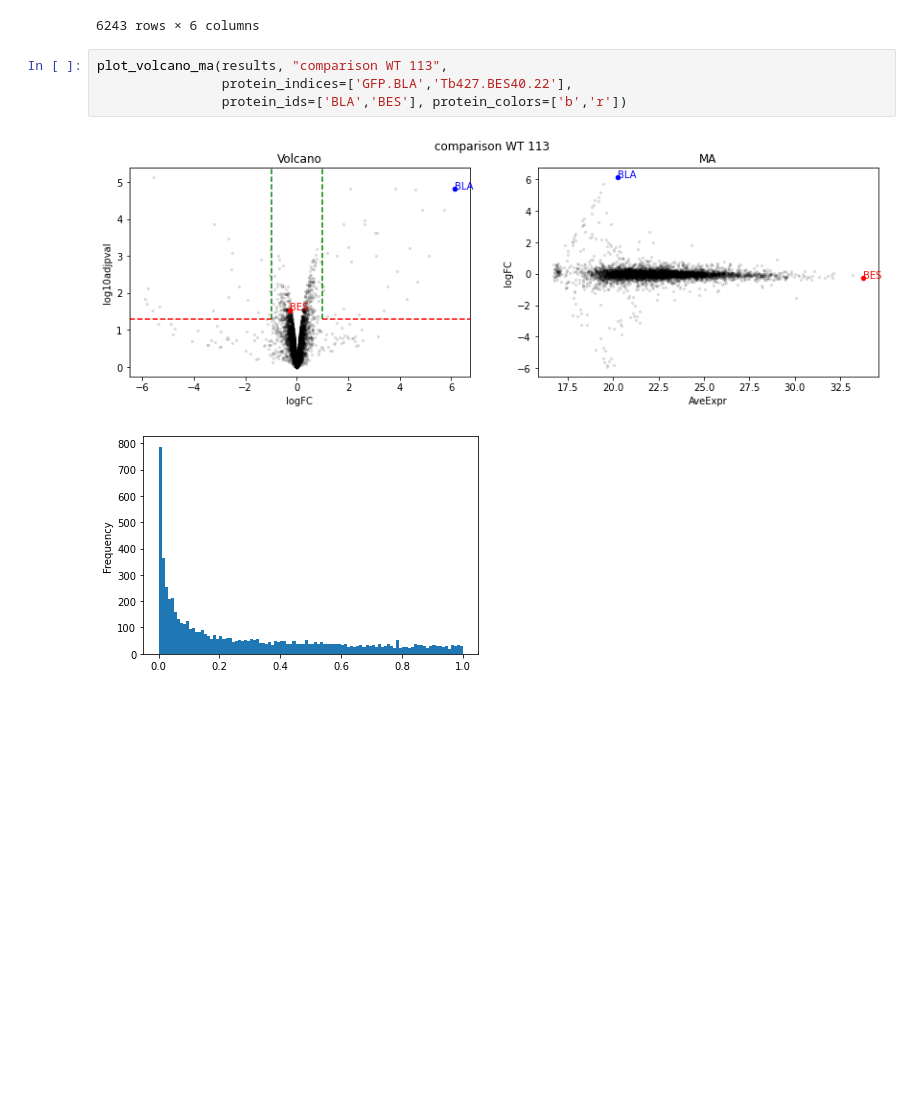
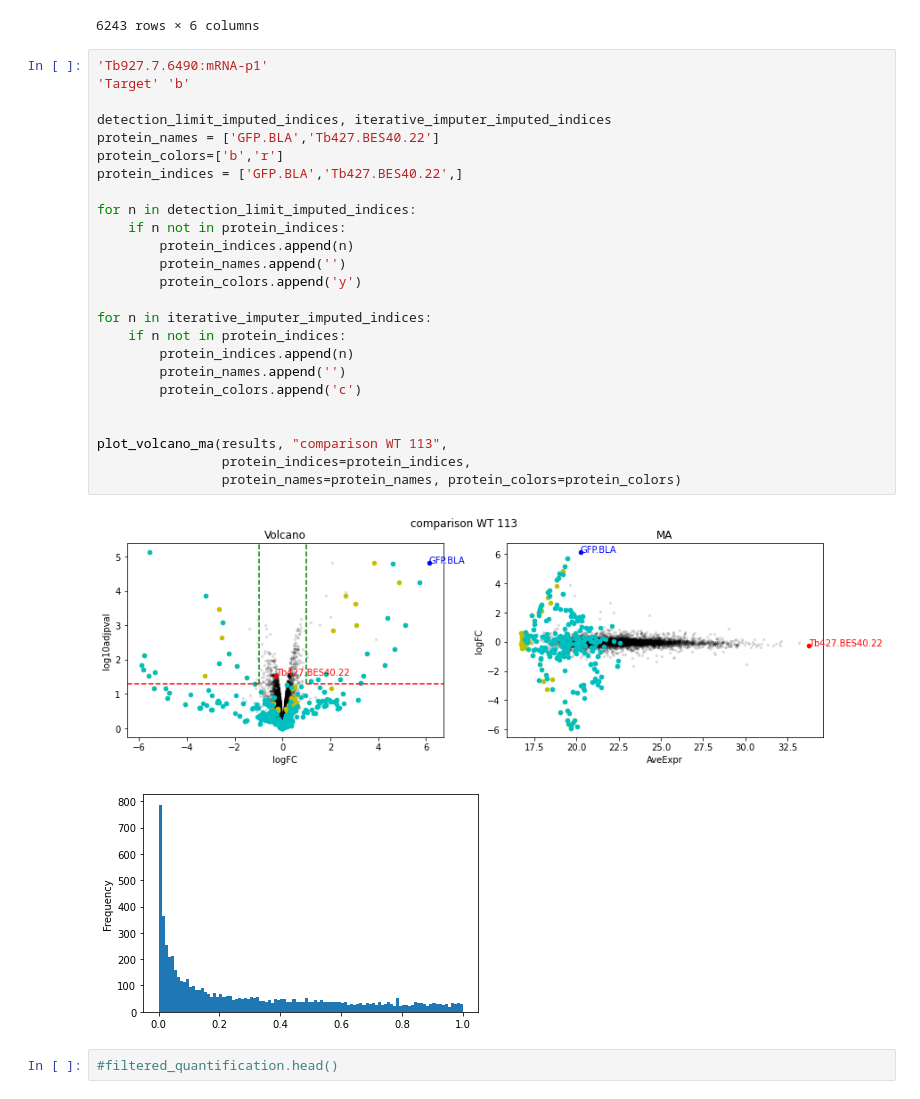
Before and after one commit to mtinti/nbdev-proteomics, a Jupyter notebook: nbs/index.ipynb, the cells around one changed output. Cells and saved outputs as stored; diff of their text form; blank space fills up the shorter version.

```diff
--- a/nbs/index.ipynb
+++ b/nbs/index.ipynb
@@ -272,10 +273,33 @@ results
 | Tb927.9.9960:mRNA-p1 | -0.265460 | 21.796494 | -6.330320 | 7.743785e-04 | 0.022843 | -0.428122 |
 | Tb927.9.9970:mRNA-p1 | -0.037307 | 21.473382 | -0.671685 | 5.271806e-01 | 0.690266 | -7.180301 |
 6243 rows × 6 columns
-# %%
-plot_volcano_ma(results, "comparison WT 113",
-                protein_indices=['GFP.BLA','Tb427.BES40.22'],
-                protein_ids=['BLA','BES'], protein_colors=['b','r'])
-# %% [output]
-[figure, removed]
-[figure, removed]
+# %%
+'Tb927.7.6490:mRNA-p1'
+'Target' 'b'
+
+detection_limit_imputed_indices, iterative_imputer_imputed_indices
+protein_names = ['GFP.BLA','Tb427.BES40.22']
+protein_colors=['b','r']
+protein_indices = ['GFP.BLA','Tb427.BES40.22',]
+
+for n in detection_limit_imputed_indices:
+    if n not in protein_indices:
+        protein_indices.append(n)
+        protein_names.append('')
+        protein_colors.append('y')
+
+for n in iterative_imputer_imputed_indices:
+    if n not in protein_indices:
+        protein_indices.append(n)
+        protein_names.append('')
+        protein_colors.append('c')
+
+
+plot_volcano_ma(results, "comparison WT 113",
+                protein_indices=protein_indices,
+                protein_names=protein_names, protein_colors=protein_colors)
+# %% [output]
+[figure, added]
+[figure, added]
+# %%
+#filtered_quantification.head()
```
Also changed, not shown: parts of 1 cell of this notebook, 6 other files.
